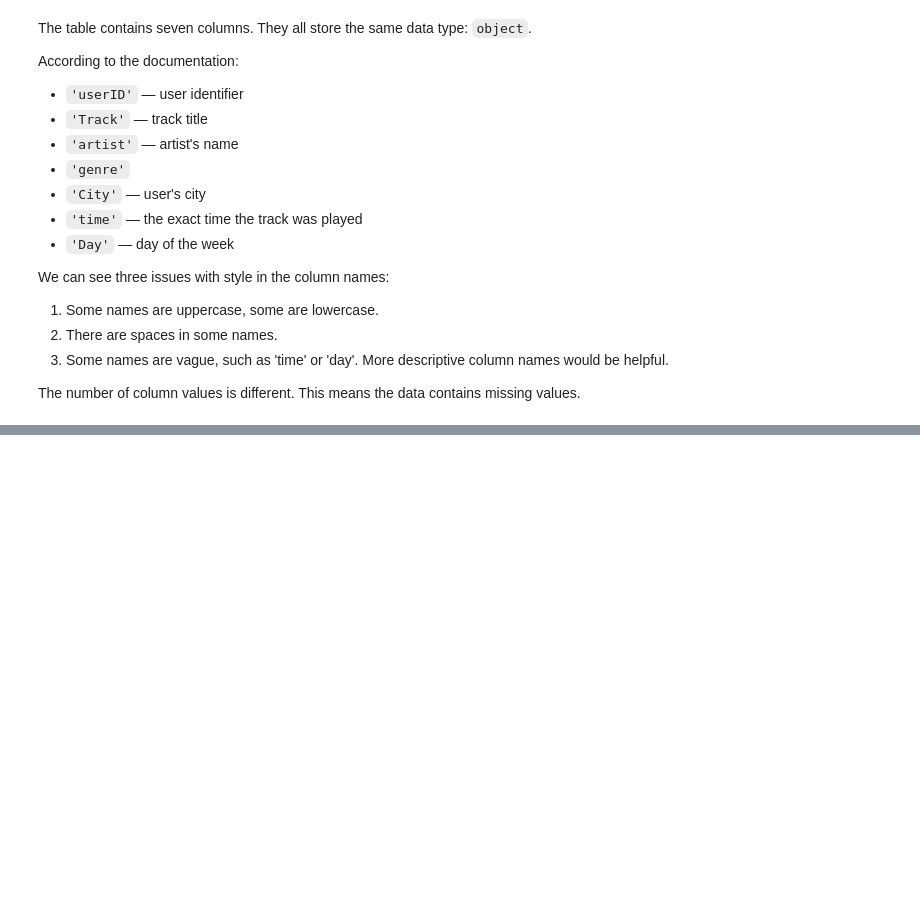
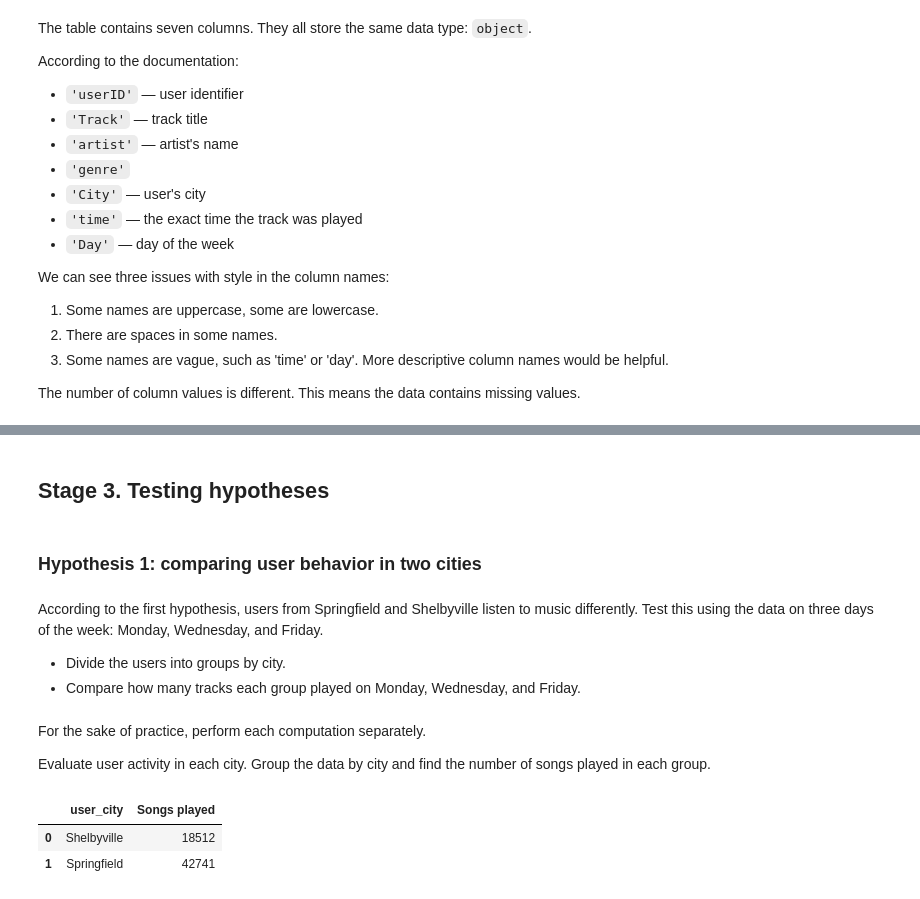
Before and after one commit to dojugoo/S1-music-preference-analysis, a Jupyter notebook: analysis.ipynb, the cells around one changed output, grey strips where cells are left out. Drawn from its saved outputs; the diff is of its cells as text; code cells hidden in the pictures; blank space fills up the shorter version.

```diff
--- a/analysis.ipynb
+++ b/analysis.ipynb
@@ -121,0 +323,29 @@ To move forward, we need to preprocess the data.
+# %% [markdown]
+## Stage 3. Testing hypotheses <a id='hypotheses'></a>
+# %% [markdown]
+### Hypothesis 1: comparing user behavior in two cities <a id='activity'></a>
+# %% [markdown]
+According to the first hypothesis, users from Springfield and Shelbyville listen to music differently. Test this using the data on three days of the week: Monday, Wednesday, and Friday.
+
+* Divide the users into groups by city.
+* Compare how many tracks each group played on Monday, Wednesday, and Friday.
+# %% [markdown]
+For the sake of practice, perform each computation separately.
+
+Evaluate user activity in each city. Group the data by city and find the number of songs played in each group.
+# %%
+# Counting up the tracks played in each city
+df.groupby('user_city')['genre'].count().reset_index(name="Songs played")
+
+# Assign values from above count and display the results
+# shel_plays = 18512
+# spr_plays = 42741
+# songs_played = [
+#    ['Shelbyville', shel_plays],
+#    ['Springfield', spr_plays]
+# ]
+# pd.DataFrame(data = songs_played, columns = ['City', 'Songs played'])
+# %% [output]
+|  | user_city | Songs played |
+| 0 | Shelbyville | 18512 |
+| 1 | Springfield | 42741 |
```
Also changed, not shown: parts of 72 cells of this notebook.
